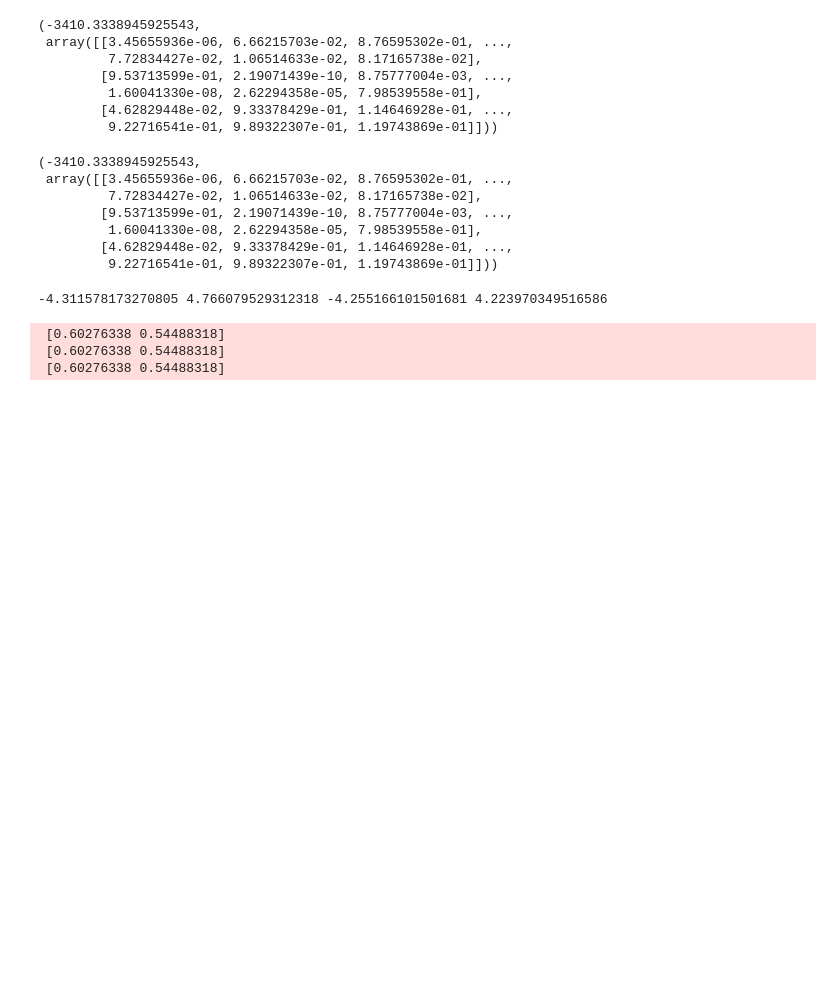
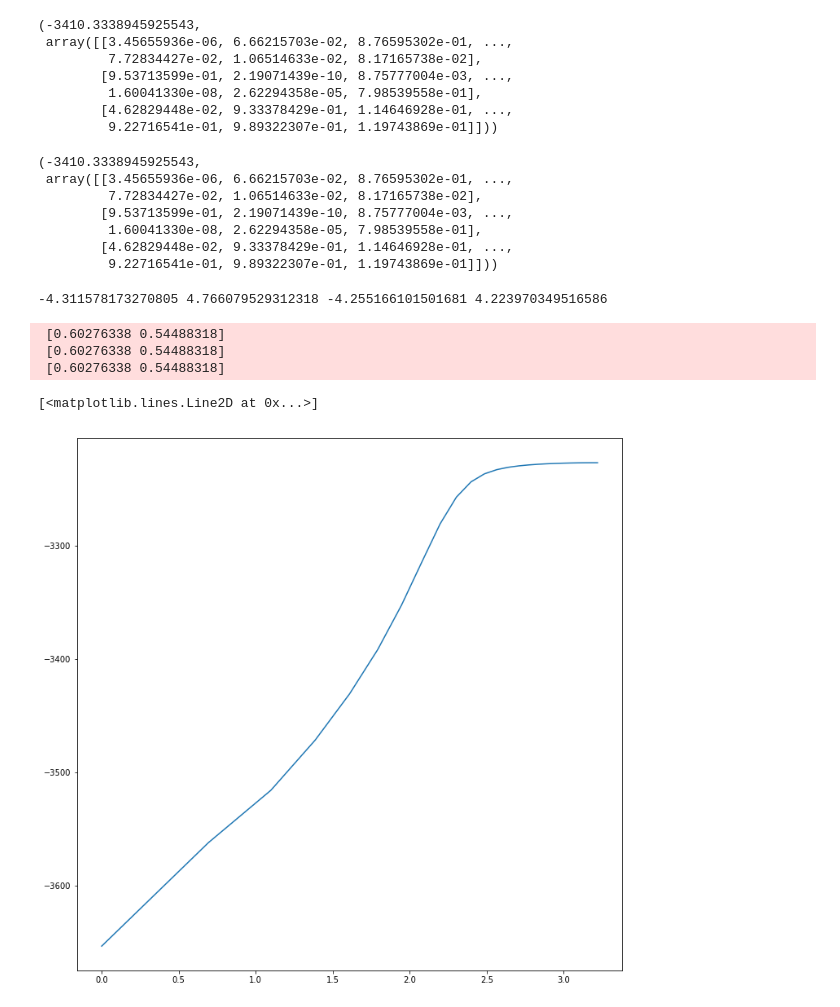
Before and after one commit to fd0r/PGM_PS2, a Jupyter notebook: Lab.ipynb, the cells around one changed output. Drawn from its saved outputs; the diff is of its cells as text; code cells hidden in the pictures; blank space fills up the shorter version.

Commit message:
likelihood progression

```diff
--- a/Lab.ipynb
+++ b/Lab.ipynb
@@ -574,3 +574,11 @@ with tqdm(enumerate(EM_generator(data=gmm_sample,
  [0.60276338 0.54488318]
  [0.60276338 0.54488318]
  [0.60276338 0.54488318]
+# %%
+# Log-log plot of the likelihood skipping first step
+fig = plt.figure(figsize=(12,12))
+ax = fig.add_subplot(111)
+ax.plot(np.log(range(1,len(log_likes))), log_likes[1:])
+# %% [output]
+[<matplotlib.lines.Line2D at 0x...>]
+[figure, added]
```
Also changed, not shown: parts of 3 cells of this notebook.
